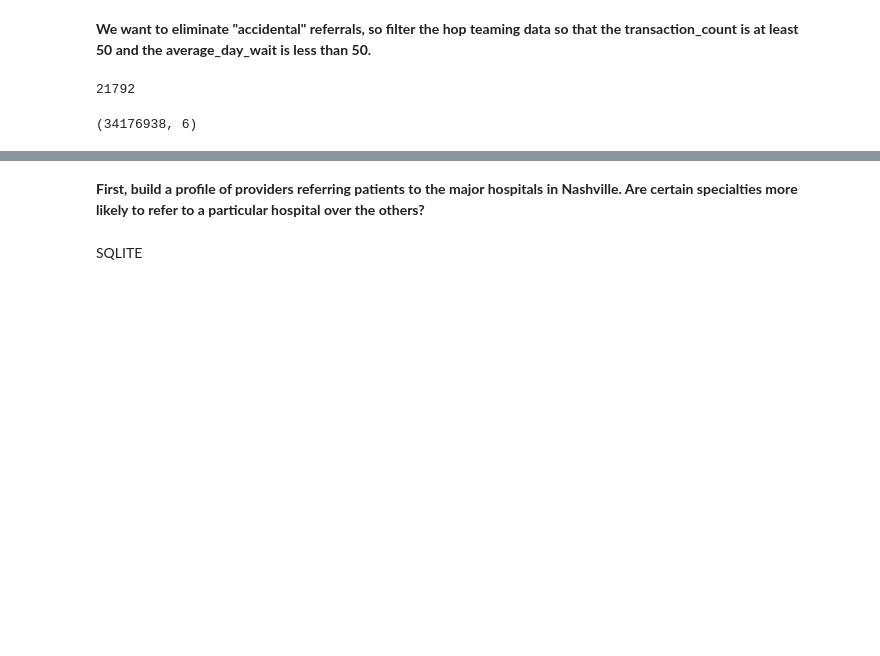
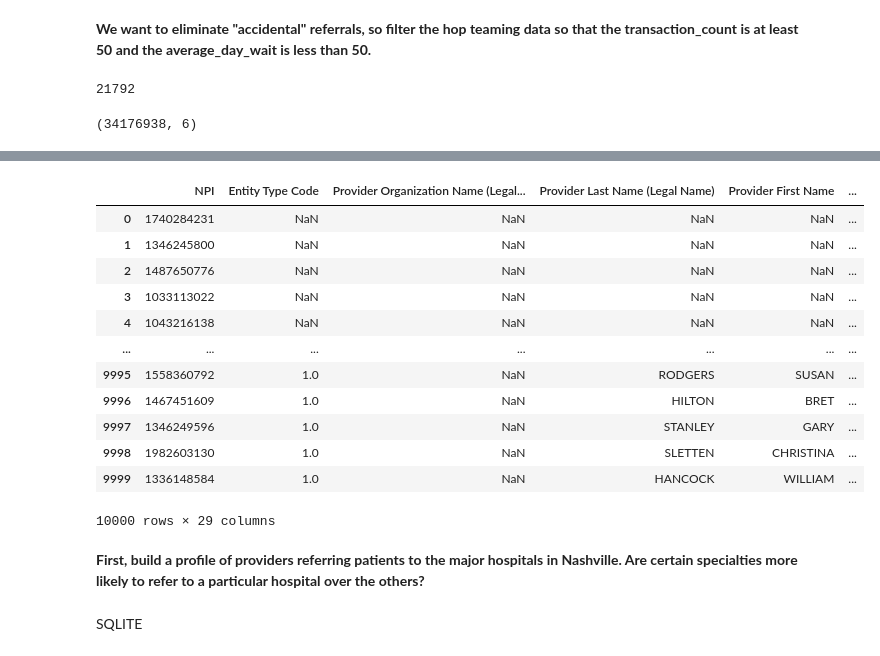
Before and after one commit to jmayf123/Hop_Teaming_Project, a Jupyter notebook: essete_ht.ipynb, the cells around one changed output, grey strips where cells are left out. Cells and saved outputs as stored; diff of their text form; code cells hidden in the pictures; blank space fills up the shorter version.

Commit message:
working on nppes data

```diff
--- a/essete_ht.ipynb
+++ b/essete_ht.ipynb
@@ -56,0 +64,3 @@ hop.shape
+# %%
+hptc = [i for i in npi_colnames if i.startswith('Healthcare Provider Taxonomy Code_')]
+hptc
@@ -56,0 +83,36 @@ hop.shape
+# %%
+other_cols = ['NPI', 'Entity Type Code', 'Provider Organization Name (Legal Business Name)',
+                                     'Provider Last Name (Legal Name)',
+                                     'Provider First Name',
+                                     'Provider Middle Name',
+                                     'Provider Name Prefix Text',
+                                     'Provider Name Suffix Text',
+                                     'Provider Credential Text',
+                                     'Provider First Line Business Practice Location Address',
+                                     'Provider Second Line Business Practice Location Address',
+                                     'Provider Business Practice Location Address City Name',
+                                     'Provider Business Practice Location Address State Name',
+                                     'Provider Business Practice Location Address Postal Code']
+# %%
+ls = hptc + other_cols
+ls
+# %%
+npi_chunks = pd.read_csv('nppes_data/npidata_pfile_20050523-20230212.csv',
+                         chunksize = 10000,
+                         usecols = ls)
+# %%
+next(npi_chunks)
+# %% [output]
+|  | NPI | Entity Type Code | Provider Organization Name (Legal... | Provider Last Name (Legal Name) | Provider First Name | ... |
+| 0 | 1740284231 | NaN | NaN | NaN | NaN | ... |
+| 1 | 1346245800 | NaN | NaN | NaN | NaN | ... |
+| 2 | 1487650776 | NaN | NaN | NaN | NaN | ... |
+| 3 | 1033113022 | NaN | NaN | NaN | NaN | ... |
+| 4 | 1043216138 | NaN | NaN | NaN | NaN | ... |
+| ... | ... | ... | ... | ... | ... | ... |
+| 9995 | 1558360792 | 1.0 | NaN | RODGERS | SUSAN | ... |
+| 9996 | 1467451609 | 1.0 | NaN | HILTON | BRET | ... |
+| 9997 | 1346249596 | 1.0 | NaN | STANLEY | GARY | ... |
+| 9998 | 1982603130 | 1.0 | NaN | SLETTEN | CHRISTINA | ... |
+| 9999 | 1336148584 | 1.0 | NaN | HANCOCK | WILLIAM | ... |
+10000 rows × 29 columns
```
Also changed, not shown: parts of 7 cells of this notebook.
